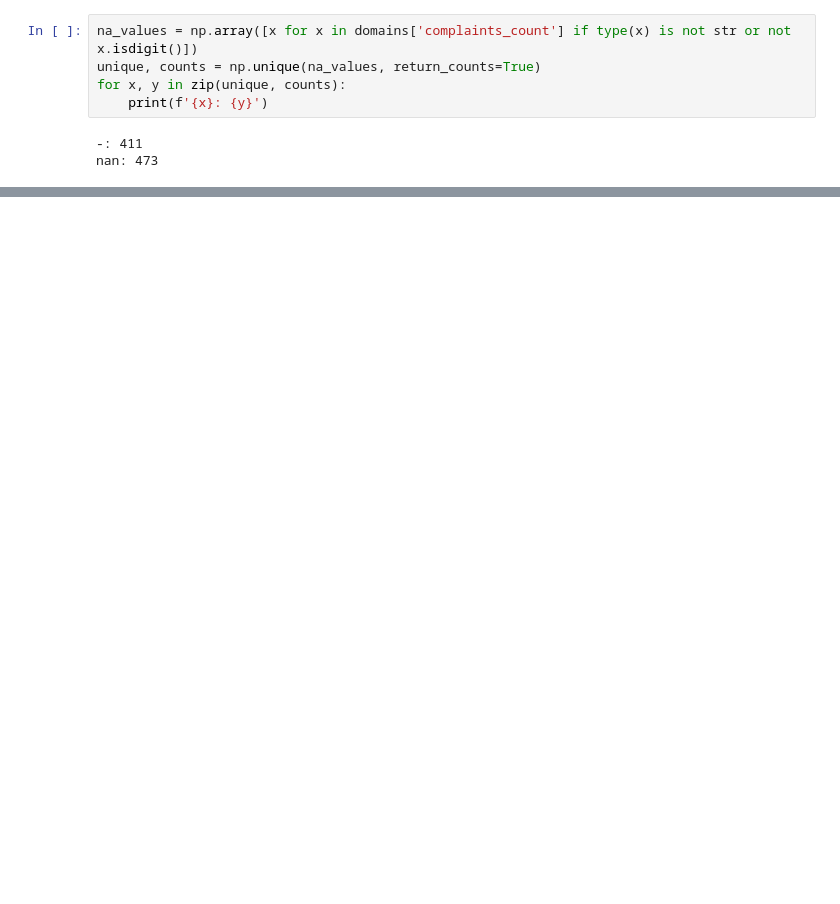
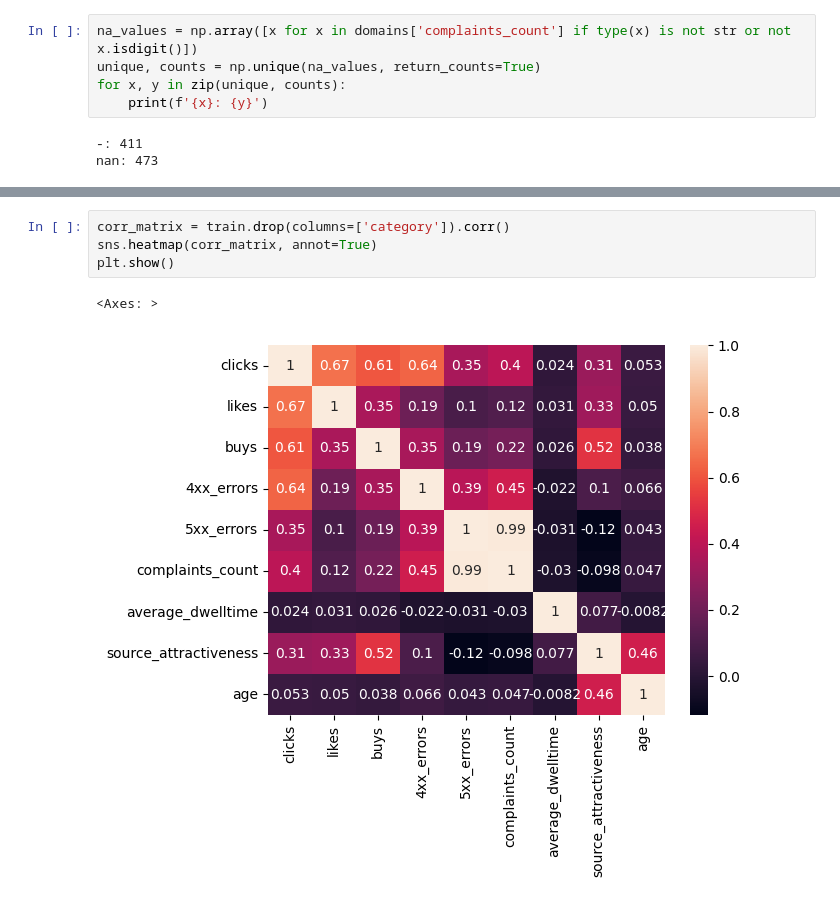
Before and after one commit to puck3/mai-ml-course, a Jupyter notebook: Lab_2/model.ipynb, the cells around one changed output, grey strips where cells are left out. Drawn from its saved outputs; the diff is of its cells as text; blank space fills up the shorter version.

```diff
--- a/Lab_2/model.ipynb
+++ b/Lab_2/model.ipynb
@@ -157,0 +134,7 @@ plt.show()
+# %%
+corr_matrix = train.drop(columns=['category']).corr()
+sns.heatmap(corr_matrix, annot=True)
+plt.show()
+# %% [output]
+<Axes: >
+[figure, added]
```
Also changed, not shown: parts of 33 cells of this notebook, 5 other files.
